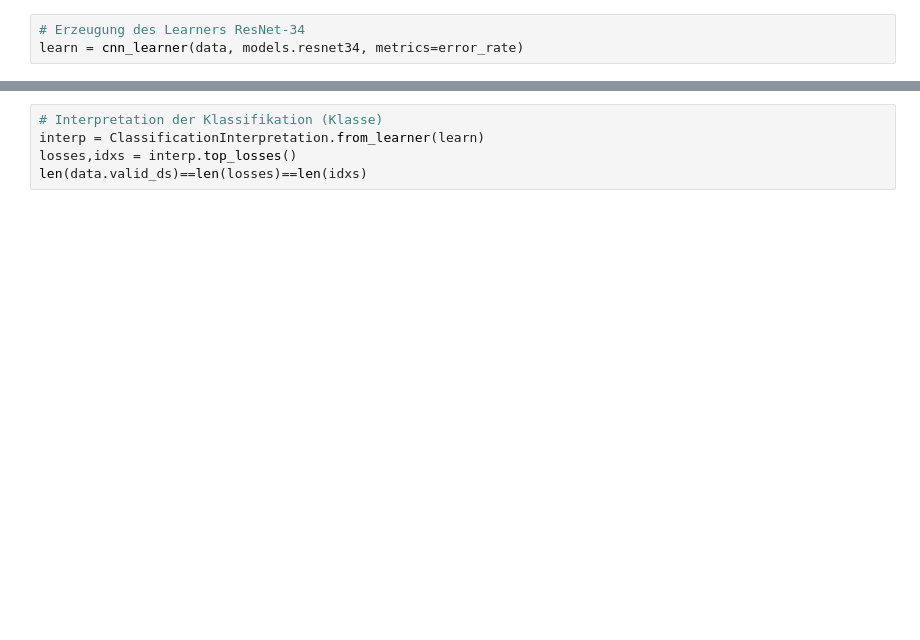
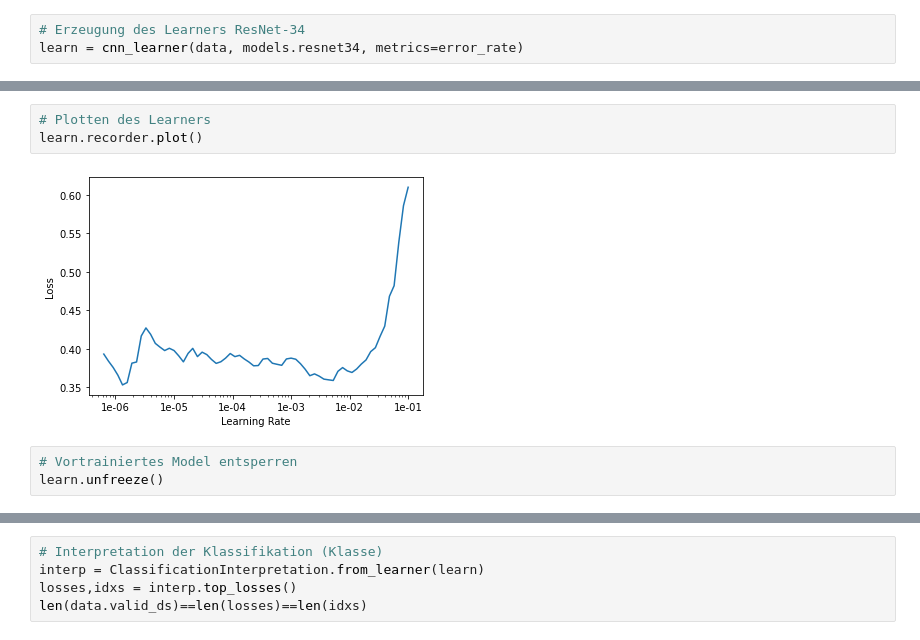
Before and after one commit to spreusler/skin-cancer-isic, a Jupyter notebook: notebook.ipynb, the cells around one changed output, grey strips where cells are left out. Drawn from its saved outputs; the diff is of its cells as text; blank space fills up the shorter version.

```diff
--- a/notebook.ipynb
+++ b/notebook.ipynb
@@ -85,0 +82,8 @@ learn.recorder.plot_losses()
+# %%
+# Plotten des Learners
+learn.recorder.plot()
+# %% [output]
+[figure, added]
+# %%
+# Vortrainiertes Model entsperren
+learn.unfreeze()
```
Also changed, not shown: parts of 75 cells of this notebook.
